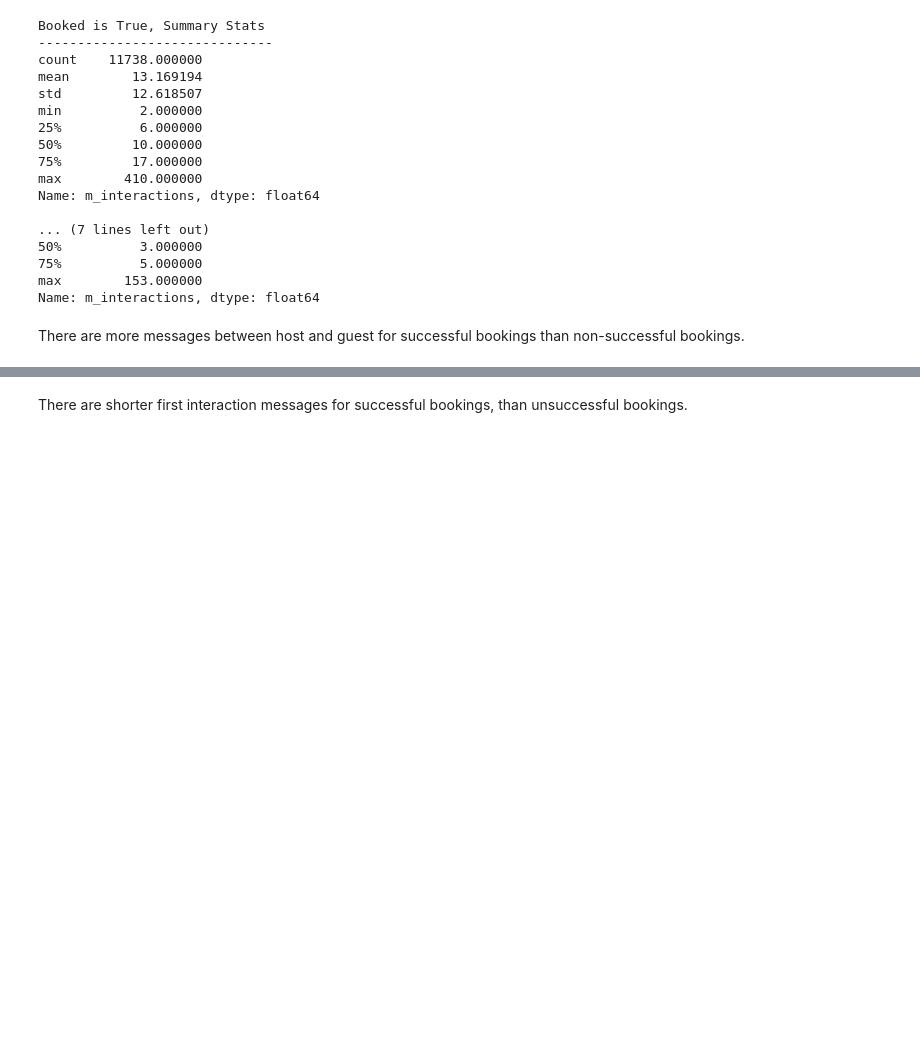
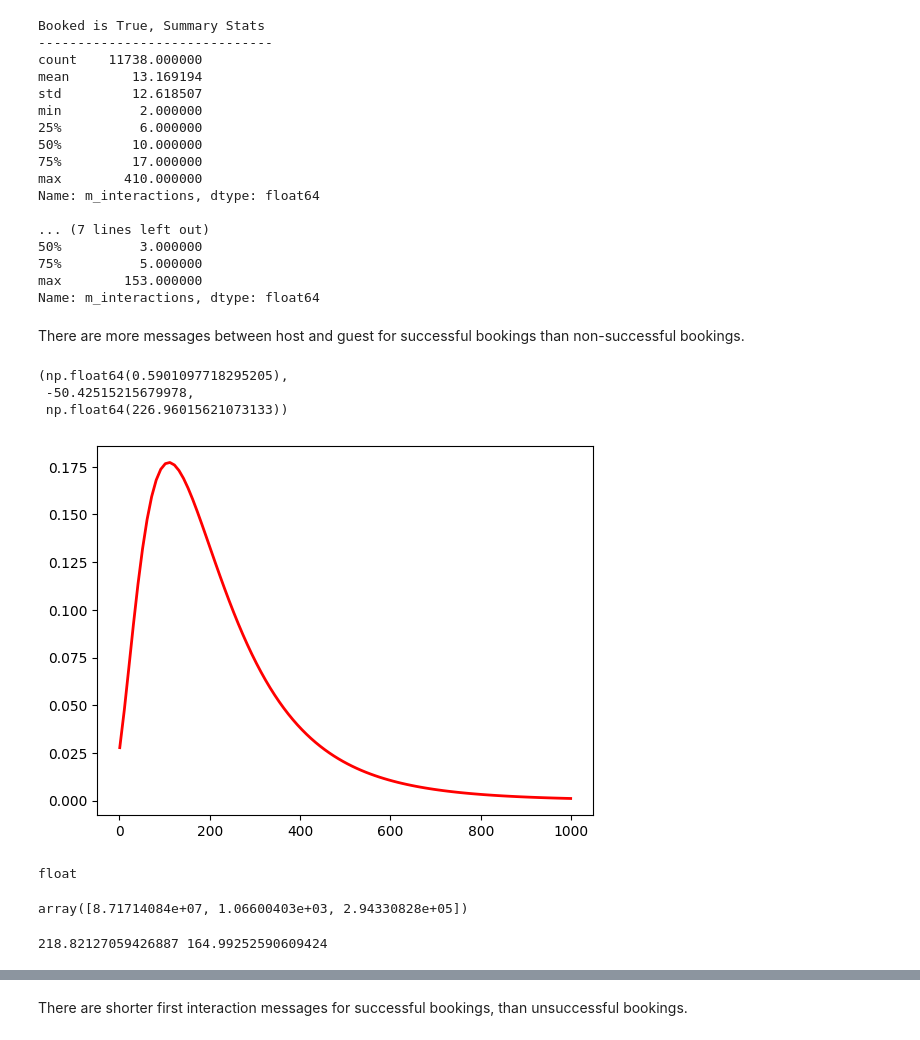
Before and after one commit to a-arev/airbnb, a Jupyter notebook: airbnb.ipynb, the cells around one changed output, grey strips where cells are left out. Cells and saved outputs as stored; diff of their text form; code cells hidden in the pictures; blank space fills up the shorter version.

```diff
--- a/airbnb.ipynb
+++ b/airbnb.ipynb
@@ -336,3 +340,21 @@ max        153.000000
 Name: m_interactions, dtype: float64
 # %% [markdown]
 There are more messages between host and guest for successful bookings than non-successful bookings.
+# %%
+params
+# %% [output]
+(np.float64(0.5901097718295205),
+ -50.42515215679978,
+ np.float64(226.96015621073133))
+# %%
+import scipy.stats as stats
+
+# Fit a lognormal distribution
+params = stats.lognorm.fit(fit_data)
+
+# Get the fitted distribution
+dist = stats.lognorm(*params)
+
+plt.show()
+# %% [output]
+[figure, added]
@@ -338,0 +363,5 @@ There are more messages between host and guest for successful bookings than non-
+# %%
+type(xdata[0])
+# bins
+# %% [output]
+float
@@ -338,0 +387,4 @@ There are more messages between host and guest for successful bookings than non-
+# %%
+coeff
+# %% [output]
+array([8.71714084e+07, 1.06600403e+03, 2.94330828e+05])
@@ -338,0 +404,4 @@ There are more messages between host and guest for successful bookings than non-
+# %%
+print(mu, sigma)
+# %% [output]
+218.82127059426887 164.99252590609424
```
Also changed, not shown: parts of 15 cells of this notebook, 2 other files.
